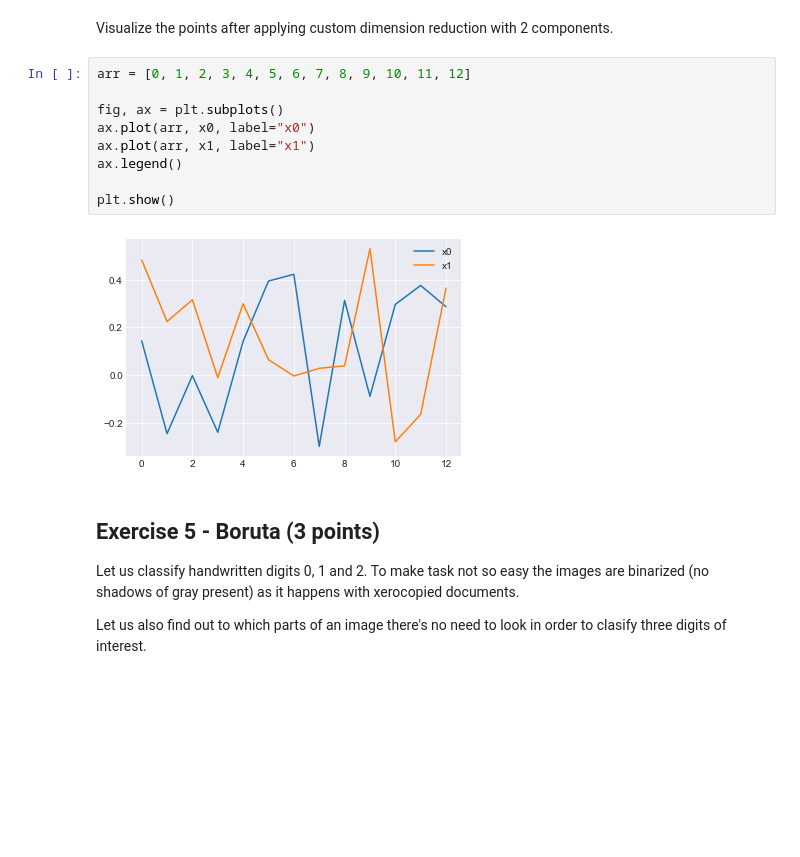
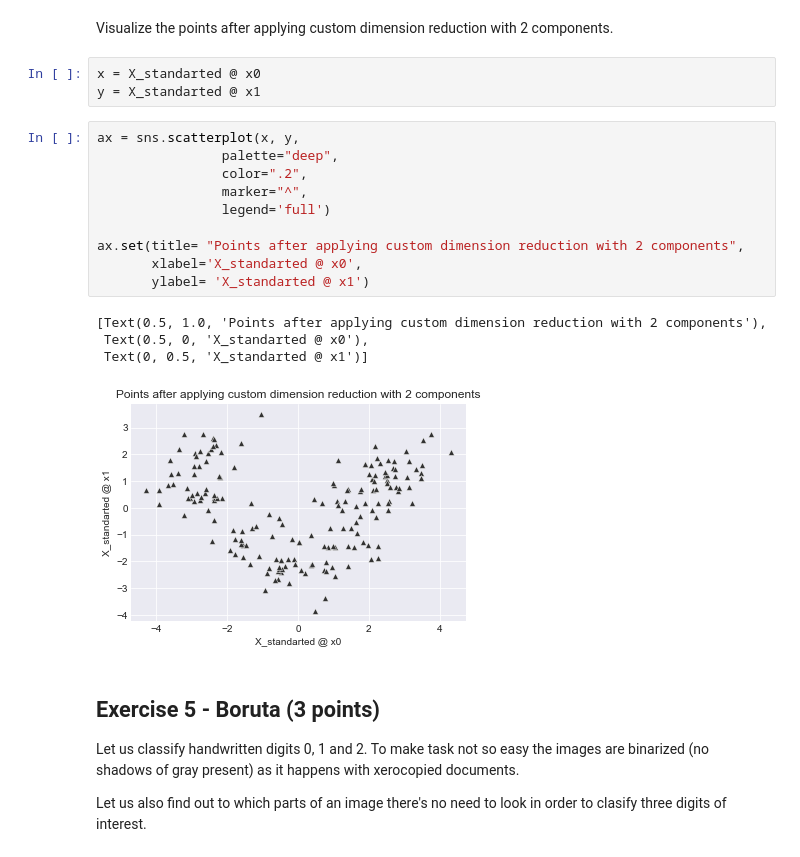
Before and after one commit to Sergo448/rolling-scopes-school-AI-MachineLearning, a Jupyter notebook: 6_feature_engeniering_section_Sergo448_first_try.ipynb, the cells around one changed output. Saved outputs shown, nothing was run; the diff lists cells and outputs as text; blank space fills up the shorter version.

```diff
--- a/6_feature_engeniering_section_Sergo448_first_try.ipynb
+++ b/6_feature_engeniering_section_Sergo448_first_try.ipynb
@@ -562,17 +565,24 @@ assert np.allclose(x1 @ S @ x1, 2.5110809296451233)
 ### Visualization (2 points)
 # %% [markdown]
 Visualize the points after applying custom dimension reduction with 2 components.
-# %%
-arr = [0, 1, 2, 3, 4, 5, 6, 7, 8, 9, 10, 11, 12]
-
-fig, ax = plt.subplots()
-ax.plot(arr, x0, label="x0")
-ax.plot(arr, x1, label="x1")
-ax.legend()
-
-plt.show()
-# %% [output]
-[figure, removed]
+# %%
+x = X_standarted @ x0
+y = X_standarted @ x1
+# %%
+ax = sns.scatterplot(x, y,
+                palette="deep",
+                color=".2",
+                marker="^",
+                legend='full')
+
+ax.set(title= "Points after applying custom dimension reduction with 2 components",
+       xlabel='X_standarted @ x0',
+       ylabel= 'X_standarted @ x1')
+# %% [output]
+[Text(0.5, 1.0, 'Points after applying custom dimension reduction with 2 components'),
+ Text(0.5, 0, 'X_standarted @ x0'),
+ Text(0, 0.5, 'X_standarted @ x1')]
+[figure, added]
 # %% [markdown]
 ## Exercise 5 - Boruta (3 points)
 
```
Also changed, not shown: parts of 16 cells of this notebook.
